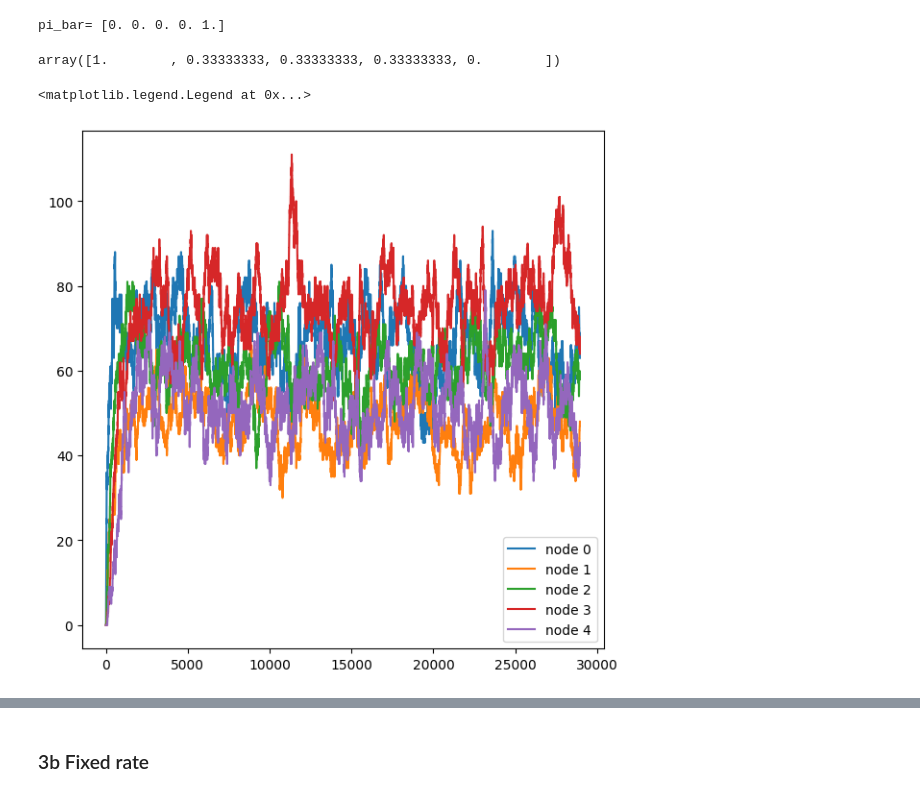
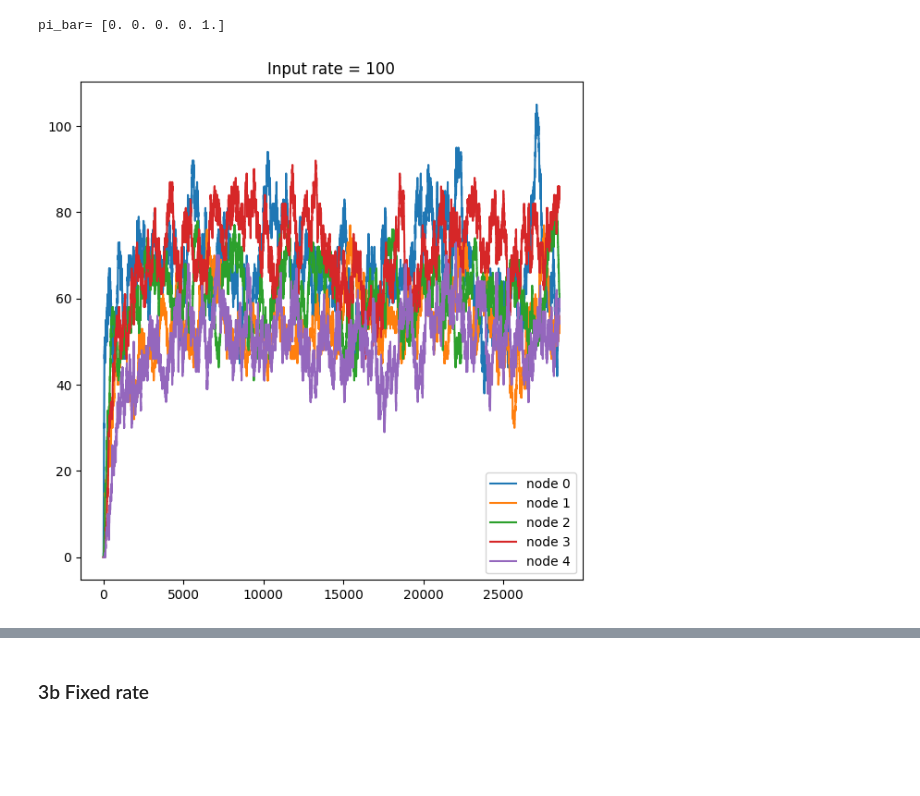
Before and after one commit to trietngo712/Network-Dynamics-and-Learning, a Jupyter notebook: HW2/Ex3.ipynb, the cells around one changed output, grey strips where cells are left out. Saved outputs shown, nothing was run; the diff lists cells and outputs as text; code cells hidden in the pictures; blank space fills up the shorter version.

```diff
--- a/HW2/Ex3.ipynb
+++ b/HW2/Ex3.ipynb
@@ -52,7 +52,3 @@ print("pi_bar=", pi_bar)
 nstates = len(pi_bar)
 # %% [output]
 pi_bar= [0. 0. 0. 0. 1.]
-# %%
-values
-# %% [output]
-array([1.        , 0.33333333, 0.33333333, 0.33333333, 0.        ])
@@ -73,48 +55,63 @@ P = np.diag(1 / w[:4]).dot(Lambda[:4])
 # %%
+threshold = 60
+input_rate = 100
+output_rate = 2
+
+node_ids = [0,1,2,3,4] #represent o,a,b,c,d
+nodes = [Node(id) for id in node_ids ]
+
+clock_input = Clock(fixed_rate=input_rate)
+clock_output = Clock(fixed_rate=None)
+clock_node = Clock(fixed_rate=None)
+
+w = np.sum(Lambda, axis = 1)
+P = np.diag(1 / w[:4]).dot(Lambda[:4])
+
 time = 0
 
 record = []
 
 while time < threshold:
     N = np.array([nodes[i].num_particles for i in node_ids])
     record.append(N)
 
     l = []
     l.append(clock_input.tick())
     l.extend([clock_node.tick(rate = r) for r in N[:4] * w[:4]])
     l.append(clock_output.tick(N[4]*output_rate))
 
     action = np.argmin(l)
 
     if action == 0:
         nodes[0].num_particles += 1
     elif action == 5:
         if nodes[4].num_particles > 0:
             nodes[4].num_particles -= 1
     else:
         chosen_node = action - 1
         to_node = np.random.choice(node_ids, p=P[chosen_node,:])
 
         if nodes[chosen_node].num_particles > 0:
             nodes[chosen_node].num_particles -= 1
             nodes[to_node].num_particles +=1
 
     time += np.min(l)
 
 record.append(N)
 
 record = np.array(record)
+
+fig = plt.figure(1, figsize=(7,7))
+ax = plt.subplot(111)
+
+for node in node_ids:
+    trajectory = record[:,node]
+    x = [i for i in range(len(trajectory))]
+
+    ax.plot(x, trajectory, label='node {0:d}'.format(node))
+
+ax.legend()
+ax.set_title(label = 'Input rate = 100')
+plt.savefig('fig/proportional_100')
+# %% [output]
+[figure, added]
-# %%
-fig = plt.figure(1, figsize=(7,7))
-ax = plt.subplot(111)
-
-for node in node_ids:
-    trajectory = record[:,node]
-    x = [i for i in range(len(trajectory))]
-
-    ax.plot(x, trajectory, label='node {0:d}'.format(node))
-
-ax.legend()
-# %% [output]
-<matplotlib.legend.Legend at 0x...>
-[figure, removed]
```
Also changed, not shown: parts of 7 cells of this notebook, 57 other files.
